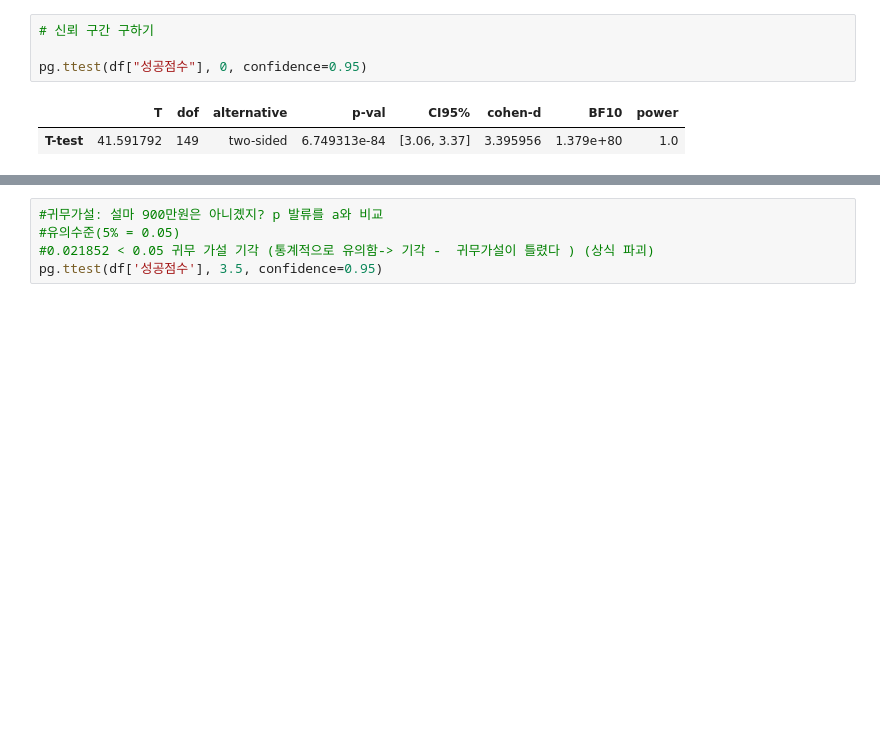
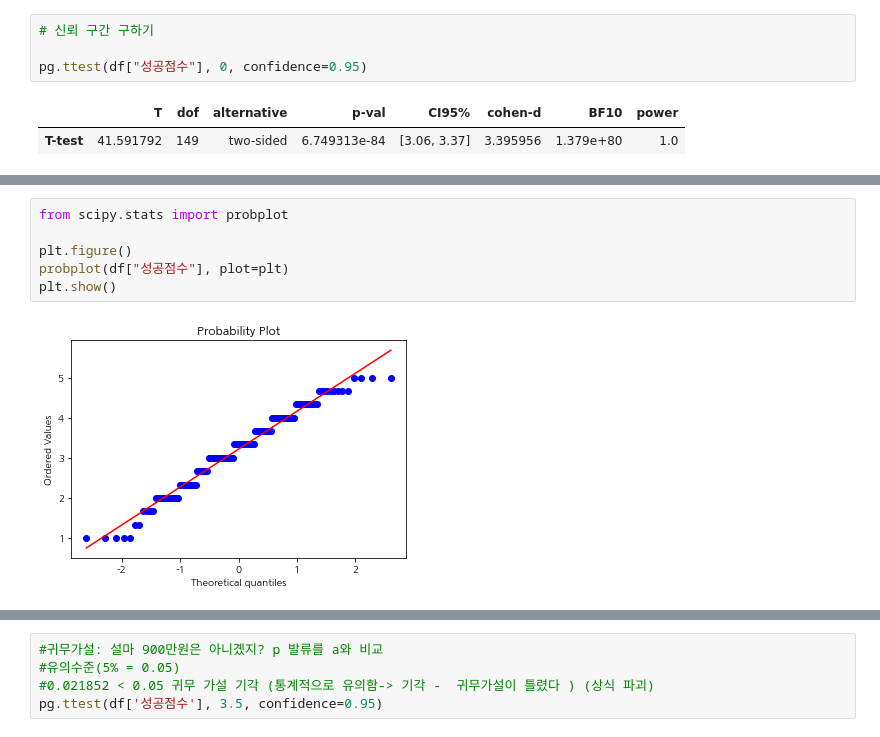
Before and after one commit to lyndis20/my_closet, a Jupyter notebook: 02_Ttest/통계분석_ttest.ipynb, the cells around one changed output, grey strips where cells are left out. Saved outputs shown, nothing was run; the diff lists cells and outputs as text; blank space fills up the shorter version.

```diff
--- a/02_Ttest/통계분석_ttest.ipynb
+++ b/02_Ttest/통계분석_ttest.ipynb
@@ -64,0 +67,8 @@ BootstrapResult(confidence_interval=ConfidenceInterval(low=3.0, high=3.333333333
+# %%
+from scipy.stats import probplot
+
+plt.figure()
+probplot(df["성공점수"], plot=plt)
+plt.show()
+# %% [output]
+[figure, added]
```
Also changed, not shown: parts of 14 cells of this notebook.
